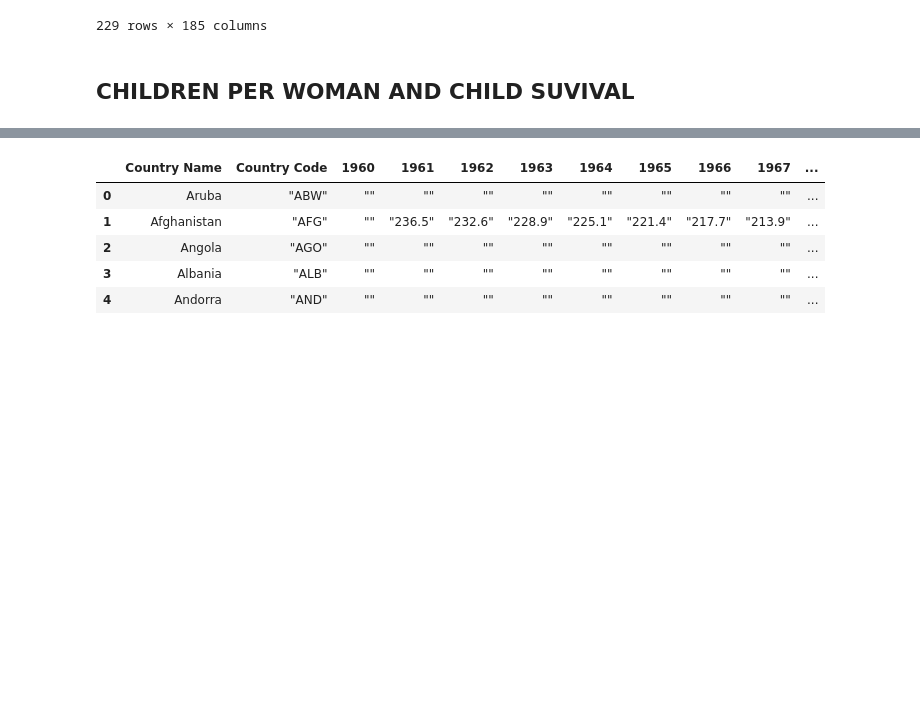
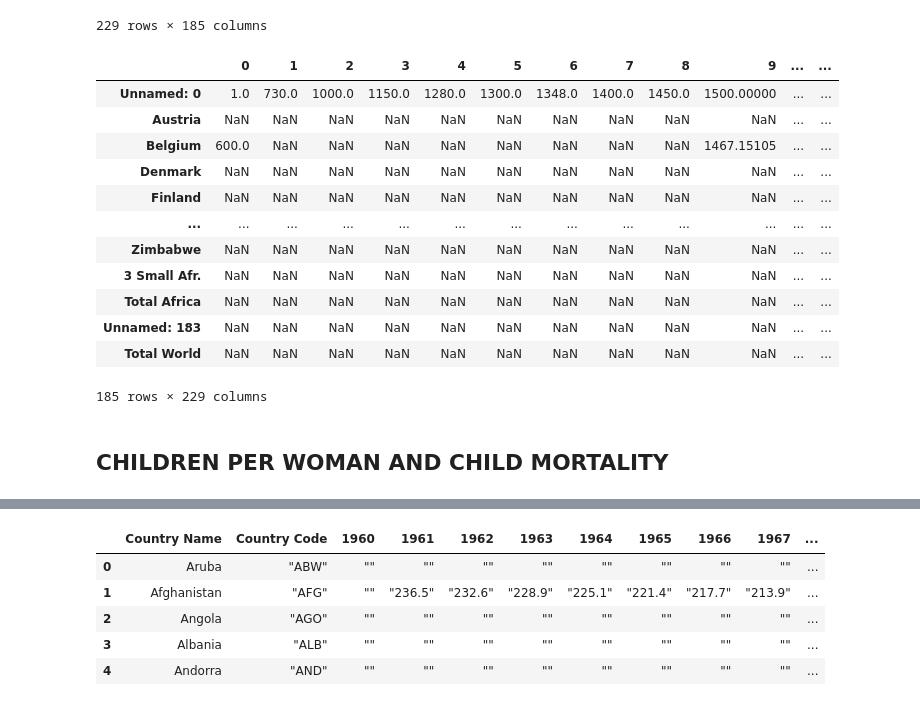
Before and after one commit to ta-data-bcn/Project-Week-5-Your-Own-Project, a Jupyter notebook: your-project/Gathering_data.ipynb, the cells around one changed output, grey strips where cells are left out. Cells and saved outputs as stored; diff of their text form; code cells hidden in the pictures; blank space fills up the shorter version.

Commit message:
mortality anf fertility cleaned

```diff
--- a/your-project/Gathering_data.ipynb
+++ b/your-project/Gathering_data.ipynb
@@ -120,5 +121,22 @@ gdp_df
 | 227 | 2009 | 23622.581690 | 23020.272048 | 23275.489000 | 22561.739564 | 21244.207307 | 19789.845437 | 18278.625580 | ... |
 | 228 | 2010 | 24095.676247 | 23556.823099 | 23512.631491 | 23290.483286 | 21477.477402 | 20661.445436 | 18520.425123 | ... |
 229 rows × 185 columns
+# %%
+gdp_correct = gdp_df.T
+gdp_correct
+# %% [output]
+|  | 0 | 1 | 2 | 3 | 4 | 5 | 6 | 7 | 8 | 9 | ... | ... |
+| Unnamed: 0 | 1.0 | 730.0 | 1000.0 | 1150.0 | 1280.0 | 1300.0 | 1348.0 | 1400.0 | 1450.0 | 1500.00000 | ... | ... |
+| Austria | NaN | NaN | NaN | NaN | NaN | NaN | NaN | NaN | NaN | NaN | ... | ... |
+| Belgium | 600.0 | NaN | NaN | NaN | NaN | NaN | NaN | NaN | NaN | 1467.15105 | ... | ... |
+| Denmark | NaN | NaN | NaN | NaN | NaN | NaN | NaN | NaN | NaN | NaN | ... | ... |
+| Finland | NaN | NaN | NaN | NaN | NaN | NaN | NaN | NaN | NaN | NaN | ... | ... |
+| ... | ... | ... | ... | ... | ... | ... | ... | ... | ... | ... | ... | ... |
+| Zimbabwe | NaN | NaN | NaN | NaN | NaN | NaN | NaN | NaN | NaN | NaN | ... | ... |
+| 3 Small Afr. | NaN | NaN | NaN | NaN | NaN | NaN | NaN | NaN | NaN | NaN | ... | ... |
+| Total Africa | NaN | NaN | NaN | NaN | NaN | NaN | NaN | NaN | NaN | NaN | ... | ... |
+| Unnamed: 183 | NaN | NaN | NaN | NaN | NaN | NaN | NaN | NaN | NaN | NaN | ... | ... |
+| Total World | NaN | NaN | NaN | NaN | NaN | NaN | NaN | NaN | NaN | NaN | ... | ... |
+185 rows × 229 columns
 # %% [markdown]
-## CHILDREN PER WOMAN AND CHILD SUVIVAL
+## CHILDREN PER WOMAN AND CHILD MORTALITY
```
Also changed, not shown: parts of 22 cells of this notebook.
